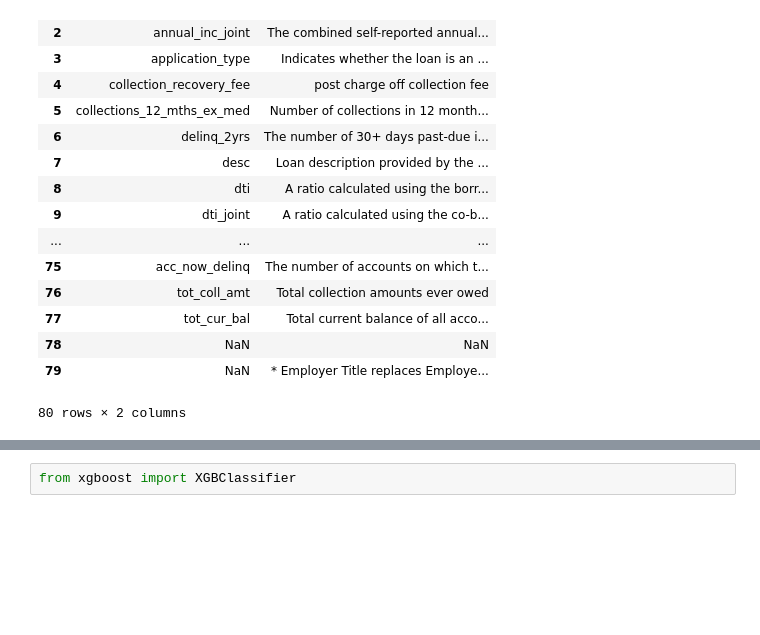
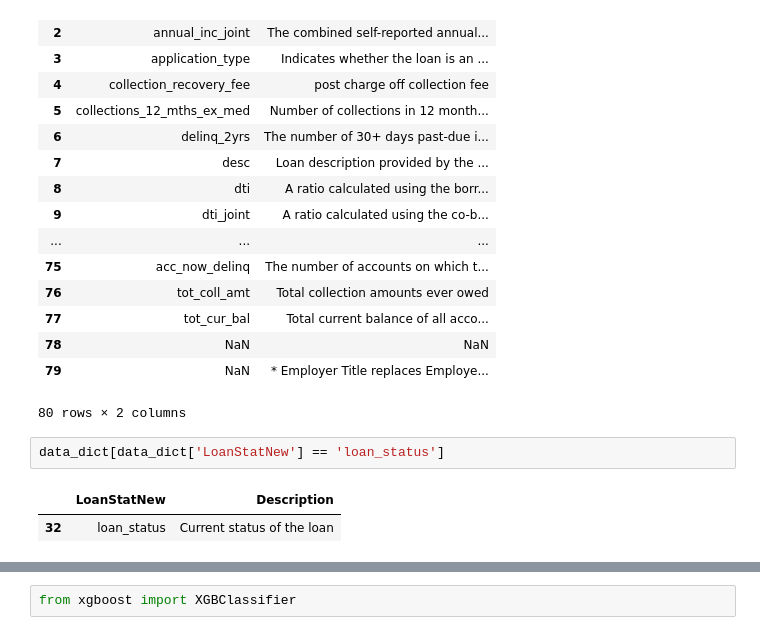
Before and after one commit to AmolMavuduru/LexLoanBot, a Jupyter notebook: Loan Data Machine Learning.ipynb, the cells around one changed output, grey strips where cells are left out. Drawn from its saved outputs; the diff is of its cells as text; blank space fills up the shorter version.

```diff
--- a/Loan Data Machine Learning.ipynb
+++ b/Loan Data Machine Learning.ipynb
@@ -39,3 +39,8 @@ data_dict
 | 78 | NaN | NaN |
 | 79 | NaN | * Employer Title replaces Employe... |
 80 rows × 2 columns
+# %%
+data_dict[data_dict['LoanStatNew'] == 'loan_status']
+# %% [output]
+|  | LoanStatNew | Description |
+| 32 | loan_status | Current status of the loan |
```
Also changed, not shown: parts of 29 cells of this notebook.
